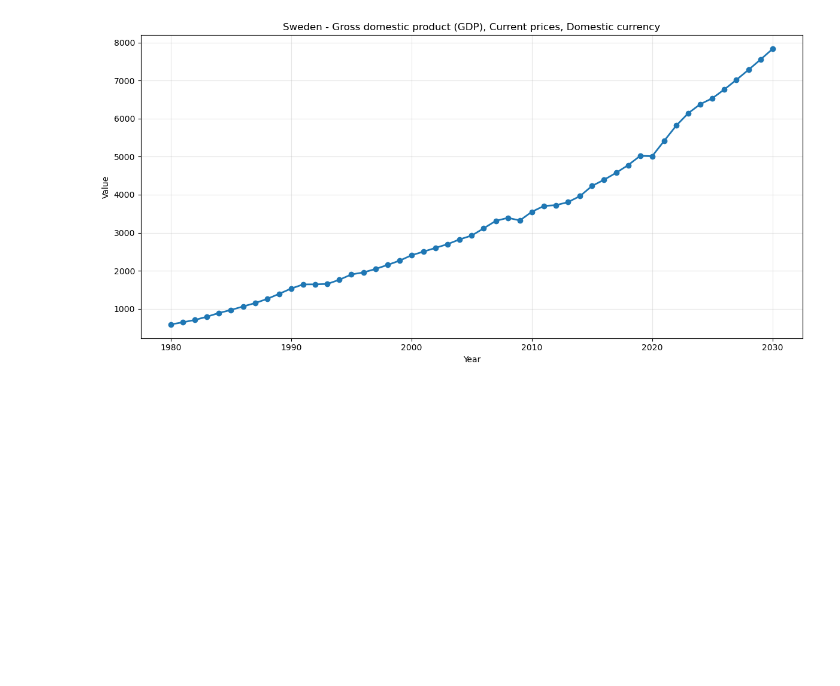
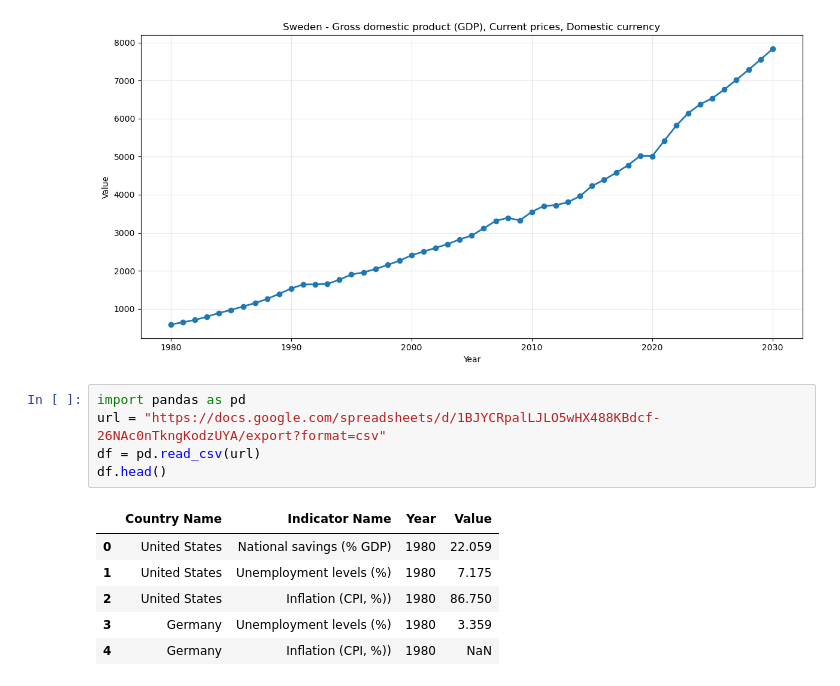
Before and after one commit to MDYCK12/Well-Being-Economics-, a Jupyter notebook: Notebooks/Artur.ipynb, the cells around one changed output. Saved outputs shown, nothing was run; the diff lists cells and outputs as text; blank space fills up the shorter version.

```diff
--- a/Notebooks/Artur.ipynb
+++ b/Notebooks/Artur.ipynb
@@ -455,3 +453,15 @@ sweden_data = plot_series(df_filtered, "Sweden",
                           "Gross domestic product (GDP), Current prices, Domestic currency")
 # %% [output]
 [figure]
+# %%
+import pandas as pd
+url = "https://docs.google.com/spreadsheets/d/1BJYCRpalLJLO5wHX488KBdcf-26NAc0nTkngKodzUYA/export?format=csv"
+df = pd.read_csv(url)
+df.head()
+# %% [output]
+|  | Country Name | Indicator Name | Year | Value |
+| 0 | United States | National savings (% GDP) | 1980 | 22.059 |
+| 1 | United States | Unemployment levels (%) | 1980 | 7.175 |
+| 2 | United States | Inflation (CPI, %)) | 1980 | 86.750 |
+| 3 | Germany | Unemployment levels (%) | 1980 | 3.359 |
+| 4 | Germany | Inflation (CPI, %)) | 1980 | NaN |
```
Also changed, not shown: parts of 8 cells of this notebook, 1 other file.
